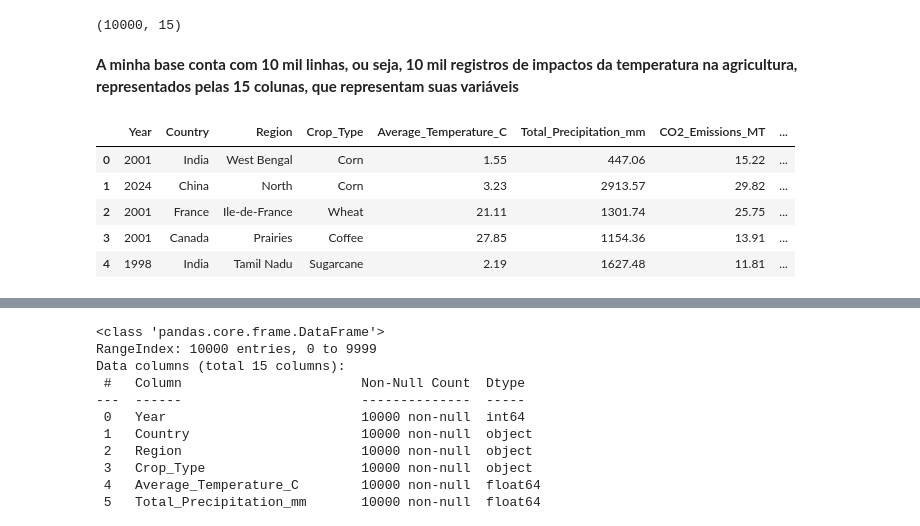
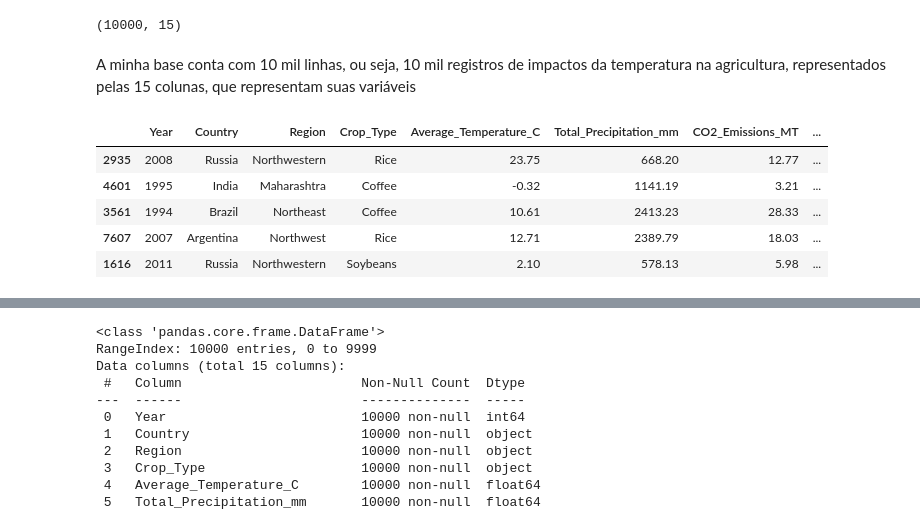
Before and after one commit to johnOliveiraLima/clima_change, a Jupyter notebook: Agro.ipynb, the cells around one changed output, grey strips where cells are left out. Saved outputs shown, nothing was run; the diff lists cells and outputs as text; code cells hidden in the pictures.

```diff
--- a/Agro.ipynb
+++ b/Agro.ipynb
@@ -44,13 +47,13 @@ df.shape
 # %% [output]
 (10000, 15)
 # %% [markdown]
-**A minha base conta com 10 mil linhas, ou seja, 10 mil registros de impactos da temperatura na agricultura, representados pelas 15 colunas, que representam suas variáveis**
+A minha base conta com 10 mil linhas, ou seja, 10 mil registros de impactos da temperatura na agricultura, representados pelas 15 colunas, que representam suas variáveis
 # %%
-df.head(5)
+df.sample(5)
 # %% [output]
 |  | Year | Country | Region | Crop_Type | Average_Temperature_C | Total_Precipitation_mm | CO2_Emissions_MT | ... |
-| 0 | 2001 | India | West Bengal | Corn | 1.55 | 447.06 | 15.22 | ... |
-| 1 | 2024 | China | North | Corn | 3.23 | 2913.57 | 29.82 | ... |
-| 2 | 2001 | France | Ile-de-France | Wheat | 21.11 | 1301.74 | 25.75 | ... |
-| 3 | 2001 | Canada | Prairies | Coffee | 27.85 | 1154.36 | 13.91 | ... |
-| 4 | 1998 | India | Tamil Nadu | Sugarcane | 2.19 | 1627.48 | 11.81 | ... |
+| 2935 | 2008 | Russia | Northwestern | Rice | 23.75 | 668.20 | 12.77 | ... |
+| 4601 | 1995 | India | Maharashtra | Coffee | -0.32 | 1141.19 | 3.21 | ... |
+| 3561 | 1994 | Brazil | Northeast | Coffee | 10.61 | 2413.23 | 28.33 | ... |
+| 7607 | 2007 | Argentina | Northwest | Rice | 12.71 | 2389.79 | 18.03 | ... |
+| 1616 | 2011 | Russia | Northwestern | Soybeans | 2.10 | 578.13 | 5.98 | ... |
```
Also changed, not shown: parts of 79 cells of this notebook.
